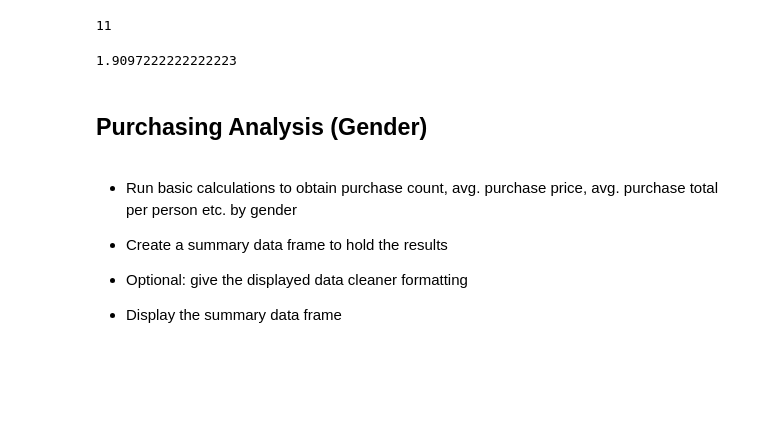
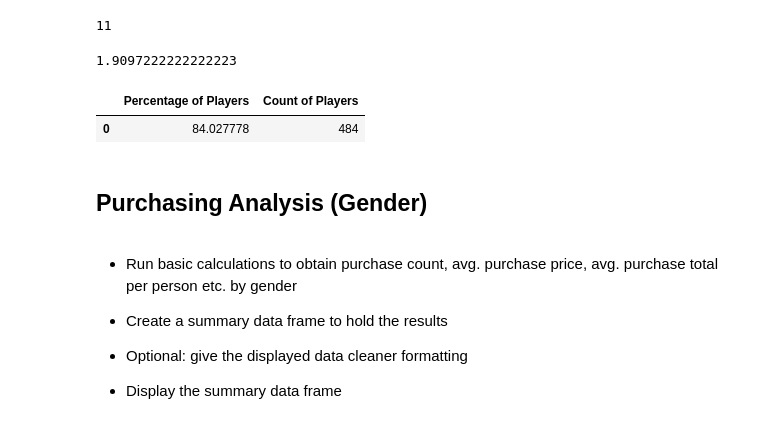
Before and after one commit to kvereda/pandas-challenge, a Jupyter notebook: panda-challenge.ipynb, the cells around one changed output. Cells and saved outputs as stored; diff of their text form; code cells hidden in the pictures; blank space fills up the shorter version.

```diff
--- a/panda-challenge.ipynb
+++ b/panda-challenge.ipynb
@@ -220,6 +220,17 @@ other_players_percent = other_players_true / total_players *100
 other_players_percent
 # %% [output]
 1.9097222222222223
+# %%
+gender_total =
+gender_percents =
+Columns = [
+    "Percentage of Players","Count of Players"]
+player_summary_table_df = pd.DataFrame({"Percentage of Players": [gender_percents],
+                             "Count of Players":[gender_total]})
+player_summary_table_df
+# %% [output]
+|  | Percentage of Players | Count of Players |
+| 0 | 84.027778 | 484 |
 # %% [markdown]
 
 ## Purchasing Analysis (Gender)
```
Also changed, not shown: parts of 5 cells of this notebook.
